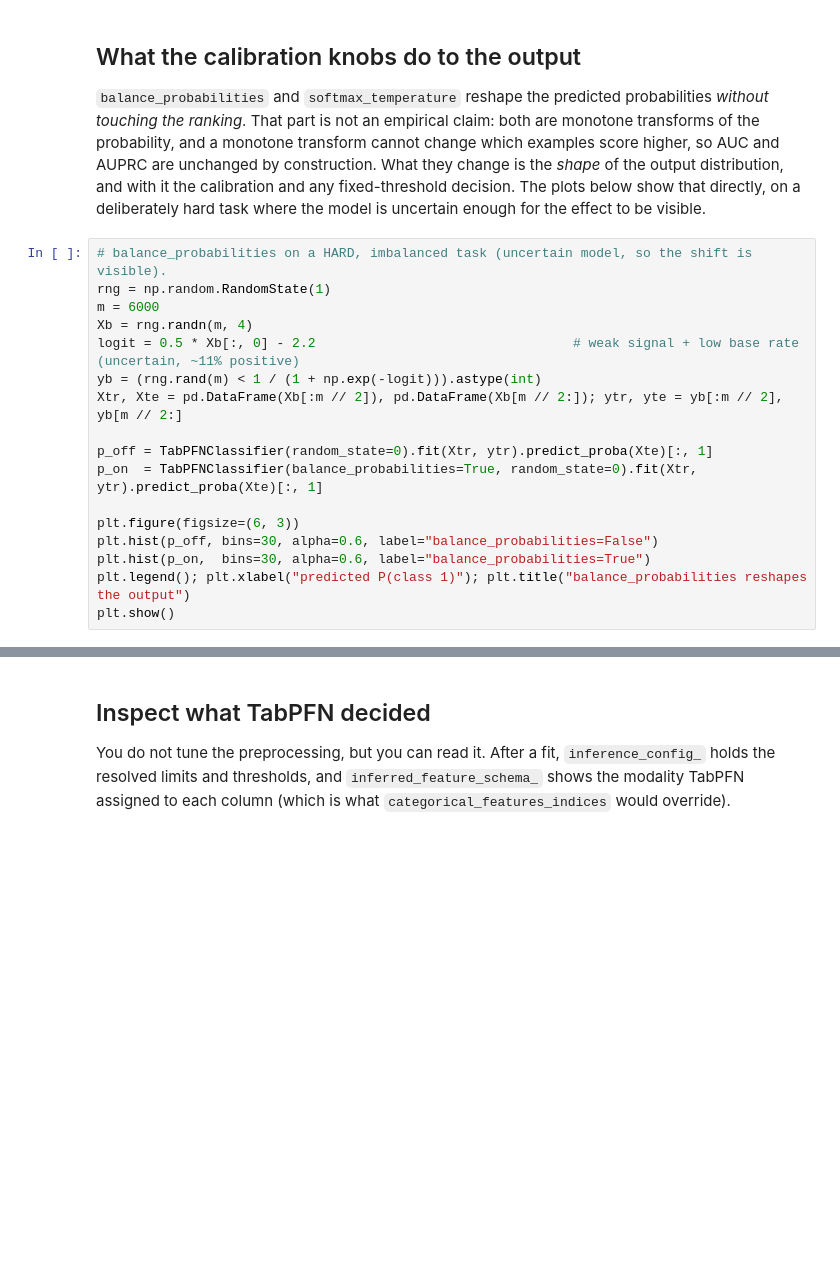
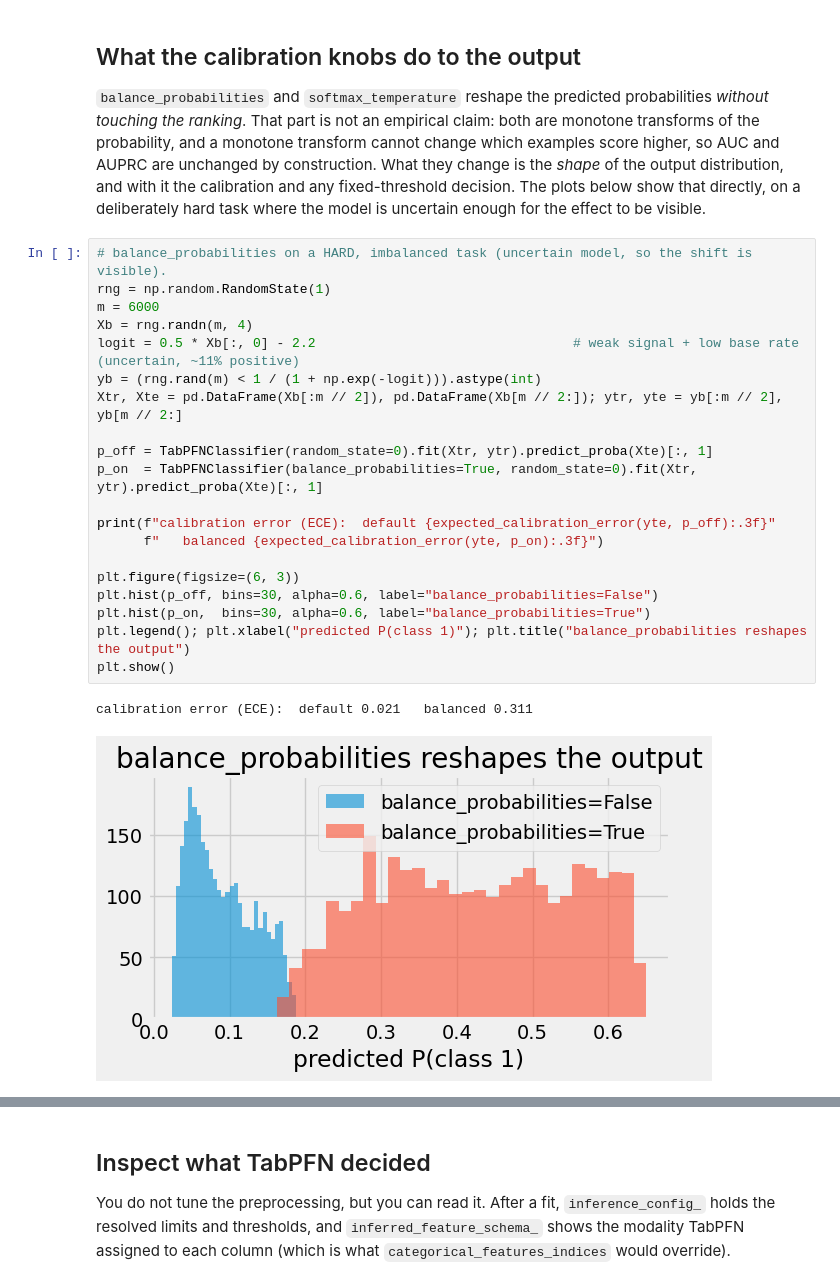
Before and after one commit to CardoAI/TabPFNPractitioner, a Jupyter notebook: notebooks/Parameters.ipynb, the cells around one changed output, grey strips where cells are left out. Cells and saved outputs as stored; diff of their text form; blank space fills up the shorter version.

```diff
--- a/notebooks/Parameters.ipynb
+++ b/notebooks/Parameters.ipynb
@@ -80,20 +89,26 @@ deliberately hard task where the model is uncertain enough for the effect to be
 # %%
 # balance_probabilities on a HARD, imbalanced task (uncertain model, so the shift is visible).
 rng = np.random.RandomState(1)
 m = 6000
 Xb = rng.randn(m, 4)
 logit = 0.5 * Xb[:, 0] - 2.2                                 # weak signal + low base rate (uncertain, ~11% positive)
 yb = (rng.rand(m) < 1 / (1 + np.exp(-logit))).astype(int)
 Xtr, Xte = pd.DataFrame(Xb[:m // 2]), pd.DataFrame(Xb[m // 2:]); ytr, yte = yb[:m // 2], yb[m // 2:]
 
 p_off = TabPFNClassifier(random_state=0).fit(Xtr, ytr).predict_proba(Xte)[:, 1]
 p_on  = TabPFNClassifier(balance_probabilities=True, random_state=0).fit(Xtr, ytr).predict_proba(Xte)[:, 1]
 
+print(f"calibration error (ECE):  default {expected_calibration_error(yte, p_off):.3f}"
+      f"   balanced {expected_calibration_error(yte, p_on):.3f}")
+
 plt.figure(figsize=(6, 3))
 plt.hist(p_off, bins=30, alpha=0.6, label="balance_probabilities=False")
 plt.hist(p_on,  bins=30, alpha=0.6, label="balance_probabilities=True")
 plt.legend(); plt.xlabel("predicted P(class 1)"); plt.title("balance_probabilities reshapes the output")
 plt.show()
+# %% [output]
+calibration error (ECE):  default 0.021   balanced 0.311
+[figure, added]
 # %%
 # softmax_temperature on a HARD, balanced task (uncertain model, so sharpen/soften shows).
 rng = np.random.RandomState(2)
```
Also changed, not shown: parts of 4 cells of this notebook, 3 other files.
